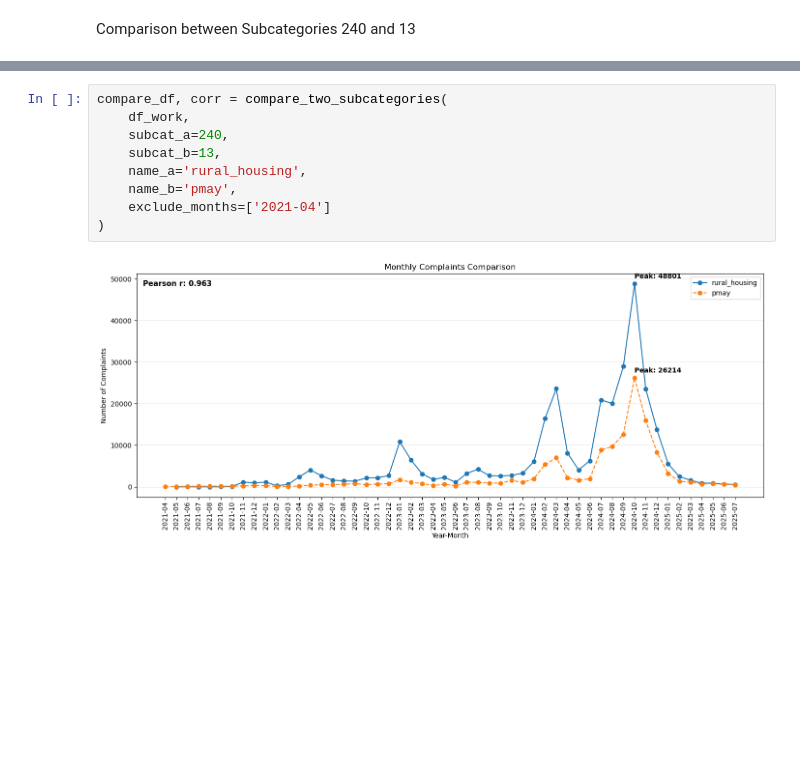
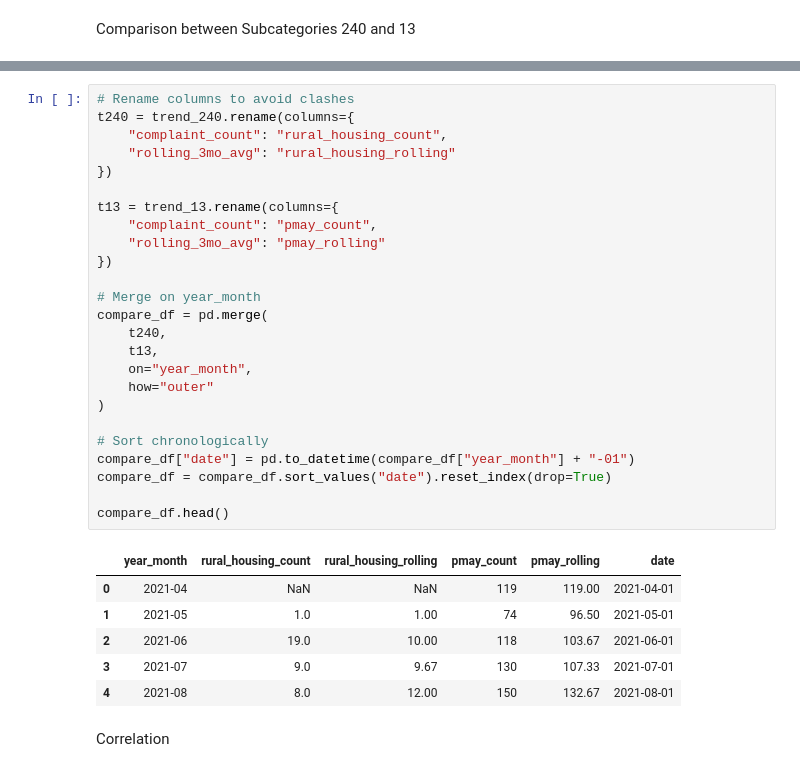
Before and after one commit to Data-Policy-and-Innovation-Centre/grievance, a Jupyter notebook: notebook/datacleaningtrial.ipynb, the cells around one changed output, grey strips where cells are left out. Saved outputs shown, nothing was run; the diff lists cells and outputs as text; blank space fills up the shorter version.

```diff
--- a/notebook/datacleaningtrial.ipynb
+++ b/notebook/datacleaningtrial.ipynb
@@ -2570,11 +1964,34 @@ def compare_two_subcategories(
-# %%
-compare_df, corr = compare_two_subcategories(
-    df_work,
-    subcat_a=240,
-    subcat_b=13,
-    name_a='rural_housing',
-    name_b='pmay',
-    exclude_months=['2021-04']
-)
-# %% [output]
-[figure, removed]
+# %%
+# Rename columns to avoid clashes
+t240 = trend_240.rename(columns={
+    "complaint_count": "rural_housing_count",
+    "rolling_3mo_avg": "rural_housing_rolling"
+})
+
+t13 = trend_13.rename(columns={
+    "complaint_count": "pmay_count",
+    "rolling_3mo_avg": "pmay_rolling"
+})
+
+# Merge on year_month
+compare_df = pd.merge(
+    t240,
+    t13,
+    on="year_month",
+    how="outer"
+)
+
+# Sort chronologically
+compare_df["date"] = pd.to_datetime(compare_df["year_month"] + "-01")
+compare_df = compare_df.sort_values("date").reset_index(drop=True)
+
+compare_df.head()
+# %% [output]
+|  | year_month | rural_housing_count | rural_housing_rolling | pmay_count | pmay_rolling | date |
+| 0 | 2021-04 | NaN | NaN | 119 | 119.00 | 2021-04-01 |
+| 1 | 2021-05 | 1.0 | 1.00 | 74 | 96.50 | 2021-05-01 |
+| 2 | 2021-06 | 19.0 | 10.00 | 118 | 103.67 | 2021-06-01 |
+| 3 | 2021-07 | 9.0 | 9.67 | 130 | 107.33 | 2021-07-01 |
+| 4 | 2021-08 | 8.0 | 12.00 | 150 | 132.67 | 2021-08-01 |
+# %% [markdown]
+Correlation
```
Also changed, not shown: parts of 81 cells of this notebook, 1 other file.
